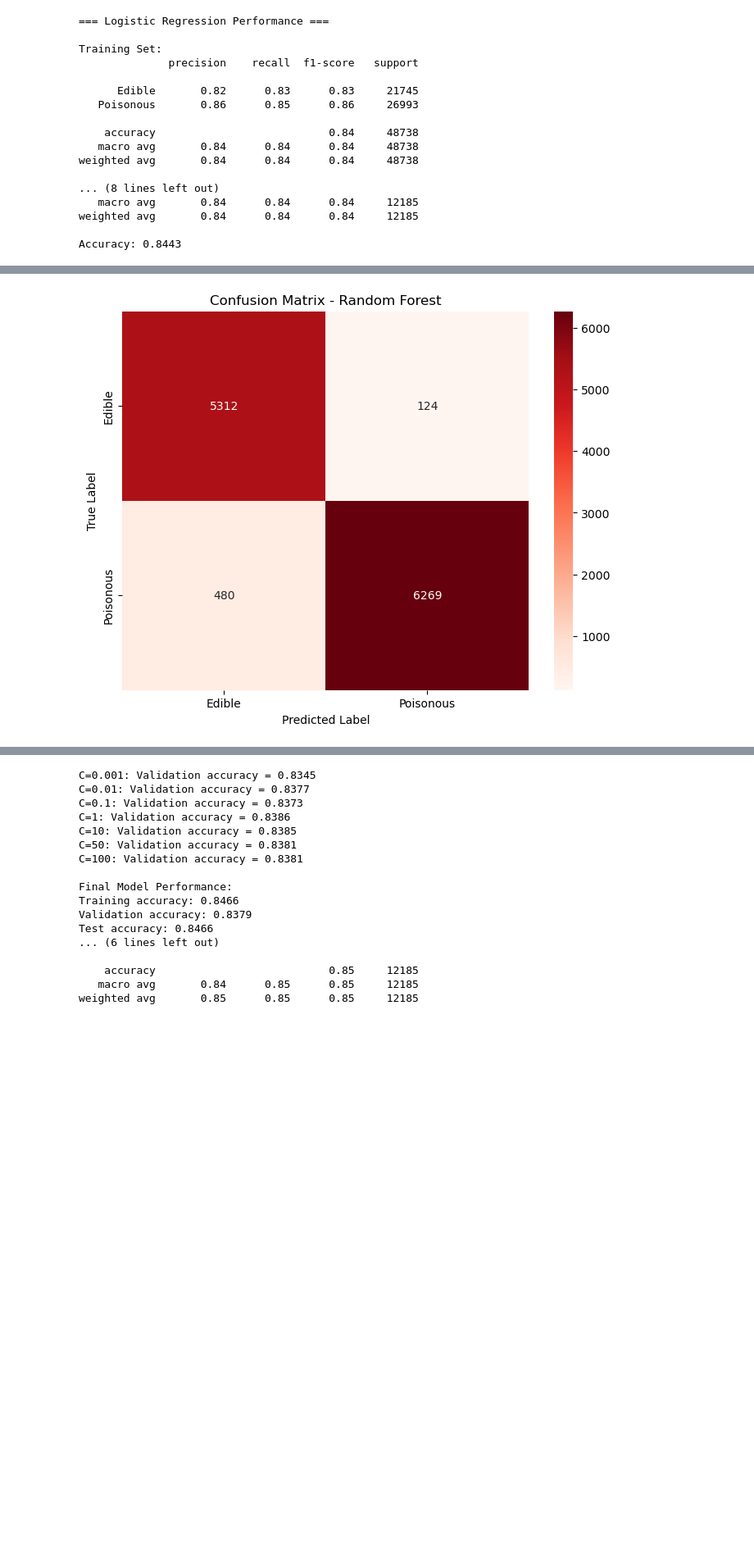
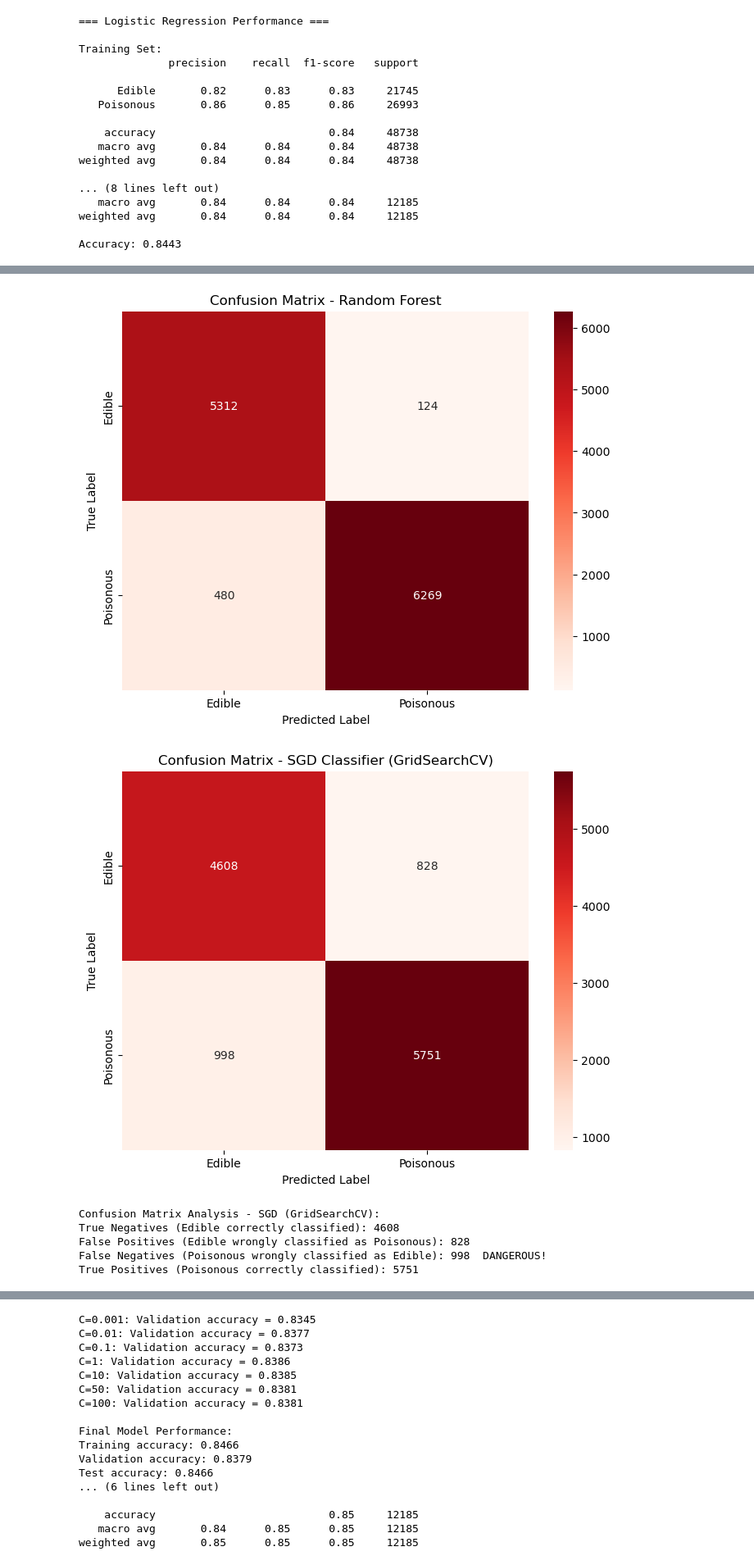
Before and after one commit to sergioqueber/assignment-4-mle-polski-team, a Jupyter notebook: 4. Mushroom foraging.ipynb, the cells around one changed output, grey strips where cells are left out. Shown: that part at 82% size. Cells and saved outputs as stored; diff of their text form; code cells hidden in the pictures; blank space fills up the shorter version.

```diff
--- a/4. Mushroom foraging.ipynb
+++ b/4. Mushroom foraging.ipynb
@@ -218,12 +217,12 @@ from sklearn.model_selection import GridSearchCV, cross_val_score
 from sklearn.metrics import classification_report, confusion_matrix, accuracy_score, precision_score, recall_score, f1_score, roc_auc_score
 
 # Define the model
-log_reg = LogisticRegression(random_state=42, max_iter=1000)
+log_reg = LogisticRegression(random_state=42, max_iter=3000)
 
 param_grid = {
     'C': [0.001, 0.01, 0.1, 1, 10],
     'penalty': ['l1', 'l2'],
-    'solver': ['saga']
+    'solver': ['liblinear', 'saga']
 }
 
 print("Training Logistic Regression with GridSearchCV...")
@@ -383,30 +444,51 @@ Accuracy: 0.8443
 # %%
 import matplotlib.pyplot as plt
 import seaborn as sns
 cm = confusion_matrix(y_test, y_pred_test)
 
 plt.figure(figsize=(8, 6))
 sns.heatmap(cm, annot=True, fmt='d', cmap='Reds',
             xticklabels=['Edible', 'Poisonous'],
             yticklabels=['Edible', 'Poisonous'])
 plt.title('Confusion Matrix - Logistic Regression')
 plt.ylabel('True Label')
 plt.xlabel('Predicted Label')
 plt.show()
 
 rf_cm = confusion_matrix(y_test, rf_y_pred)
 
 plt.figure(figsize=(8, 6))
 sns.heatmap(rf_cm, annot=True, fmt='d', cmap='Reds',
             xticklabels=['Edible', 'Poisonous'],
             yticklabels=['Edible', 'Poisonous'])
 plt.title('Confusion Matrix - Random Forest')
 plt.ylabel('True Label')
 plt.xlabel('Predicted Label')
 plt.show()
+
+plt.figure(figsize=(8, 6))
+sns.heatmap(sgd_cm, annot=True, fmt='d', cmap='Reds',
+            xticklabels=['Edible', 'Poisonous'],
+            yticklabels=['Edible', 'Poisonous'])
+plt.title('Confusion Matrix - SGD Classifier (GridSearchCV)')
+plt.ylabel('True Label')
+plt.xlabel('Predicted Label')
+plt.show()
+
+print("\nConfusion Matrix Analysis - SGD (GridSearchCV):")
+print(f"True Negatives (Edible correctly classified): {sgd_cm[0,0]}")
+print(f"False Positives (Edible wrongly classified as Poisonous): {sgd_cm[0,1]}")
+print(f"False Negatives (Poisonous wrongly classified as Edible): {sgd_cm[1,0]}  DANGEROUS!")
+print(f"True Positives (Poisonous correctly classified): {sgd_cm[1,1]}")
 # %% [output]
 [figure]
 [figure]
+[figure, added]
+Confusion Matrix Analysis - SGD (GridSearchCV):
+True Negatives (Edible correctly classified): 4608
+False Positives (Edible wrongly classified as Poisonous): 828
+False Negatives (Poisonous wrongly classified as Edible): 998  DANGEROUS!
+True Positives (Poisonous correctly classified): 5751
 # %% [markdown]
 ### Performance Metrics explanation
 
```
Also changed, not shown: parts of 14 cells of this notebook.
